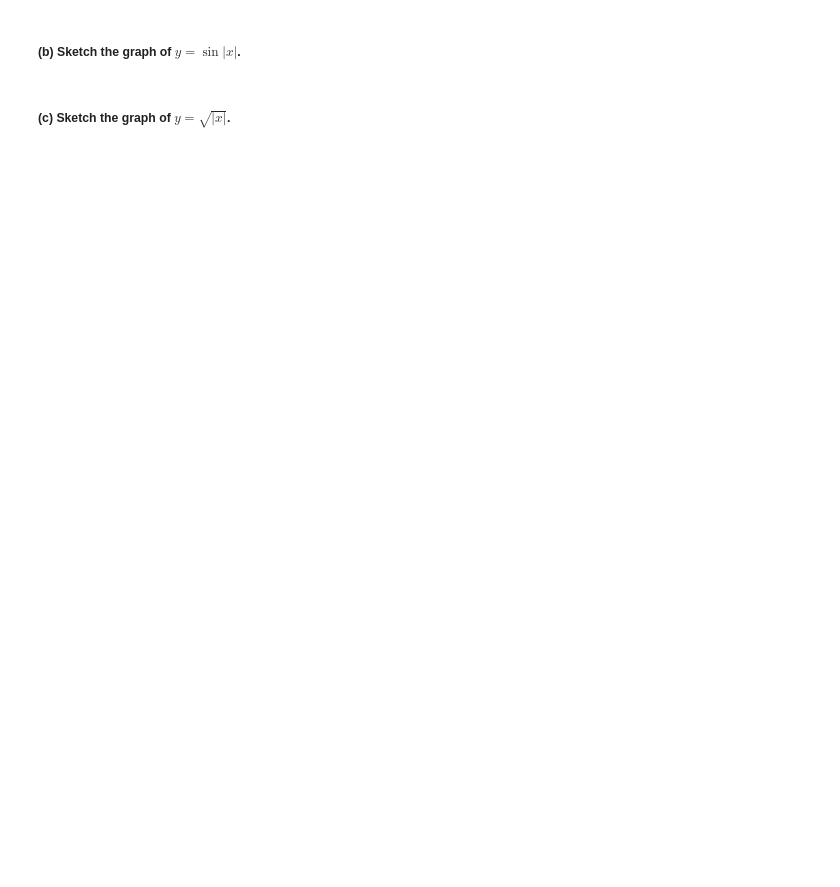
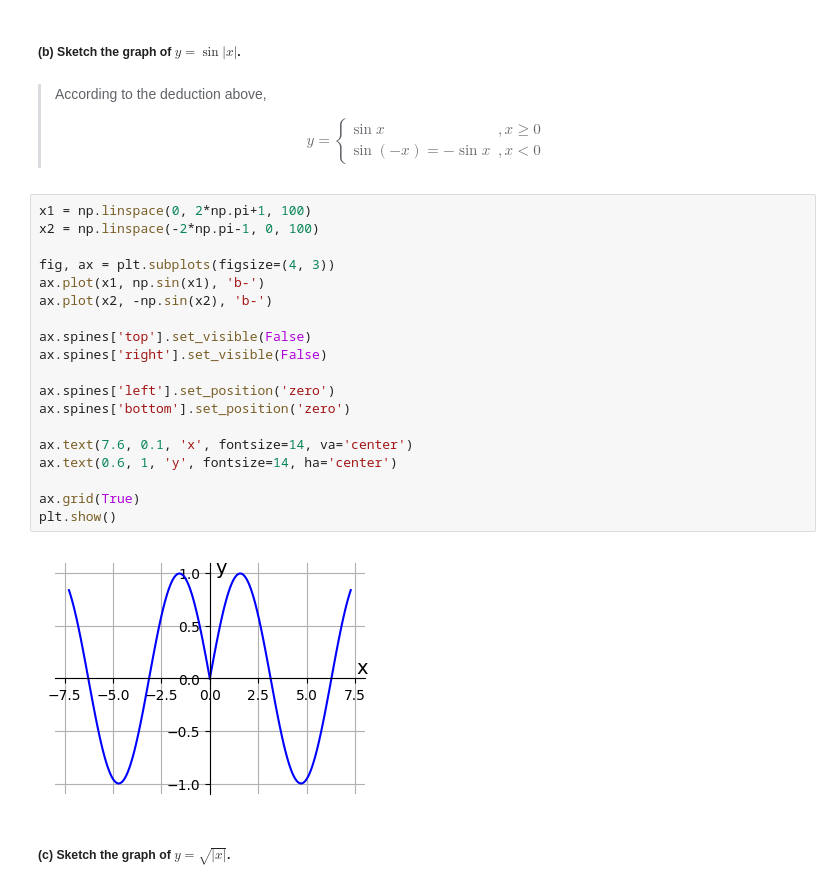
Before and after one commit to Aipss/DiveIntoDeepLearning, a Jupyter notebook: Calculus/Chapter1_Functions-and-Limits.ipynb, the cells around one changed output. Saved outputs shown, nothing was run; the diff lists cells and outputs as text; blank space fills up the shorter version.

```diff
--- a/Calculus/Chapter1_Linear-Equations-in-Linear-Algebra.ipynb
+++ b/Calculus/Chapter1_Functions-and-Limits.ipynb
@@ -492,4 +504,32 @@ plt.show()
 # %% [markdown]
 ##### (b) Sketch the graph of $y = \sin|x|$.
+# %% [markdown]
+> According to the deduction above,
+> $$ \begin{aligned}
+> y = \begin{cases}
+> \sin x & , x \geq 0 \\
+> \sin (-x) = -\sin x & , x < 0
+> \end{cases} \end{aligned} $$
+# %%
+x1 = np.linspace(0, 2*np.pi+1, 100)
+x2 = np.linspace(-2*np.pi-1, 0, 100)
+
+fig, ax = plt.subplots(figsize=(4, 3))
+ax.plot(x1, np.sin(x1), 'b-')
+ax.plot(x2, -np.sin(x2), 'b-')
+
+ax.spines['top'].set_visible(False)
+ax.spines['right'].set_visible(False)
+
+ax.spines['left'].set_position('zero')
+ax.spines['bottom'].set_position('zero')
+
+ax.text(7.6, 0.1, 'x', fontsize=14, va='center')
+ax.text(0.6, 1, 'y', fontsize=14, ha='center')
+
+ax.grid(True)
+plt.show()
+# %% [output]
+[figure, added]
 # %% [markdown]
 ##### (c) Sketch the graph of $y = \sqrt{|x|}$.
```
Also changed, not shown: parts of 44 cells of this notebook, 1 other file.
